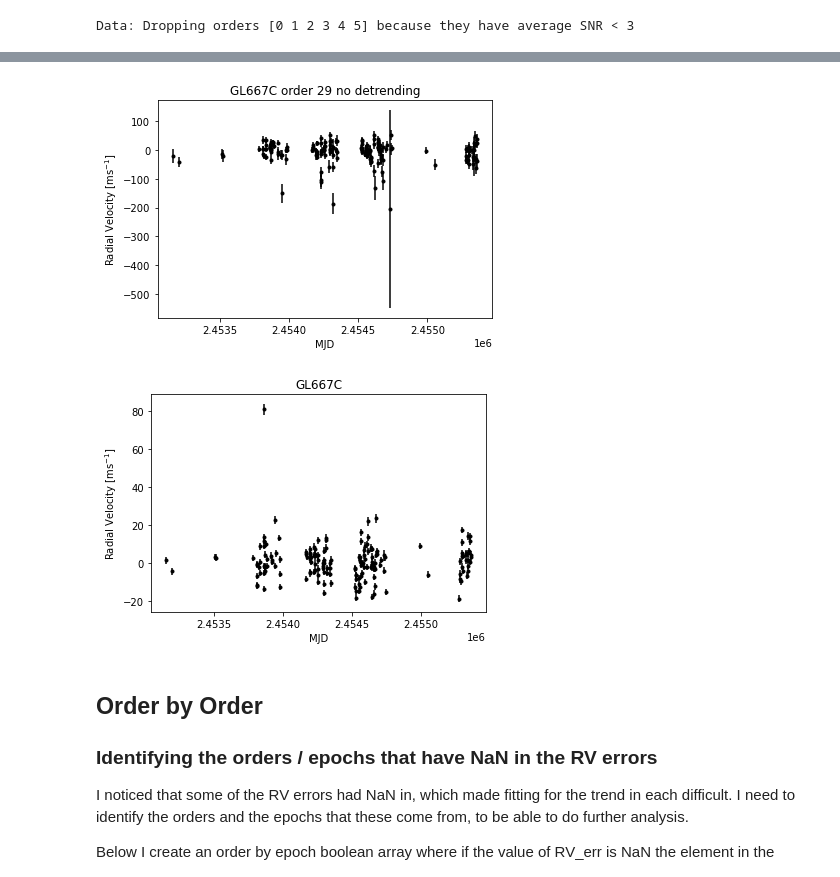
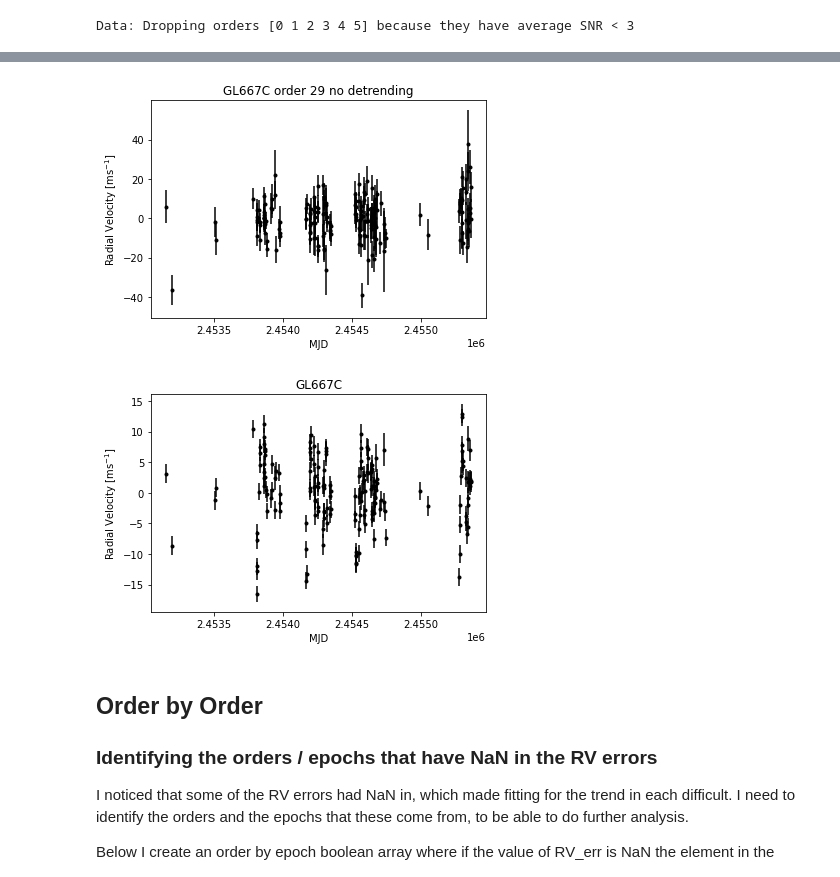
Before and after one commit to andrewjjolly/wobble_precision, a Jupyter notebook: scripts/wobble_precision_notebook.ipynb, the cells around one changed output, grey strips where cells are left out. Drawn from its saved outputs; the diff is of its cells as text; code cells hidden in the pictures.

```diff
--- a/scripts/wobble_precision_notebook.ipynb
+++ b/scripts/wobble_precision_notebook.ipynb
@@ -180,8 +178,8 @@ def create_combined_orders(results):
 
     return combined_order_rvs, combined_order_rvs_err
 # %%
-learning_rate = 1000 #select the learning rate you want to look at
-order_of_interest = 47
+learning_rate = 20 #select the learning rate you want to look at
+order_of_interest = 29
 # %%
 results, results_hdf5 = load_results('/home/z5345592/projects/gl667c_wobble/results_rvs_lr{}.txt'.format(learning_rate), '/home/z5345592/projects/gl667c_wobble/results_no_bad_orders_lr{}.hdf5'.format(learning_rate))
 # %% [output]
@@ -247,15 +240,15 @@ for order in range(no_of_orders):
 
 rvs_all_orders = np.array(normalised_rvs)
 # %%
-plot_rvs(times, rvs_all_orders[17,:], rvs_all_orders_err[17,:], 'GL667C order 29 no detrending')
+plot_rvs(times, rvs_all_orders[order_of_interest,:], rvs_all_orders_err[order_of_interest,:], 'GL667C order 29 no detrending')
 # %% [output]
-[figure, old version]
+[figure, new version]
 # %%
 detrended_rvs_combined, combined_rvs_trend, combined_rvs_trend_err = detrend_rvs(times, combined_order_rvs, combined_order_rvs_err)
 # %%
 plot_rvs(times, detrended_rvs_combined, combined_order_rvs_err, 'GL667C')
 # %% [output]
-[figure, old version]
+[figure, new version]
 # %% [markdown]
 ## Order by Order
 ### Identifying the orders / epochs that have NaN in the RV errors
```
Also changed, not shown: parts of 16 cells of this notebook, 1 other file.
